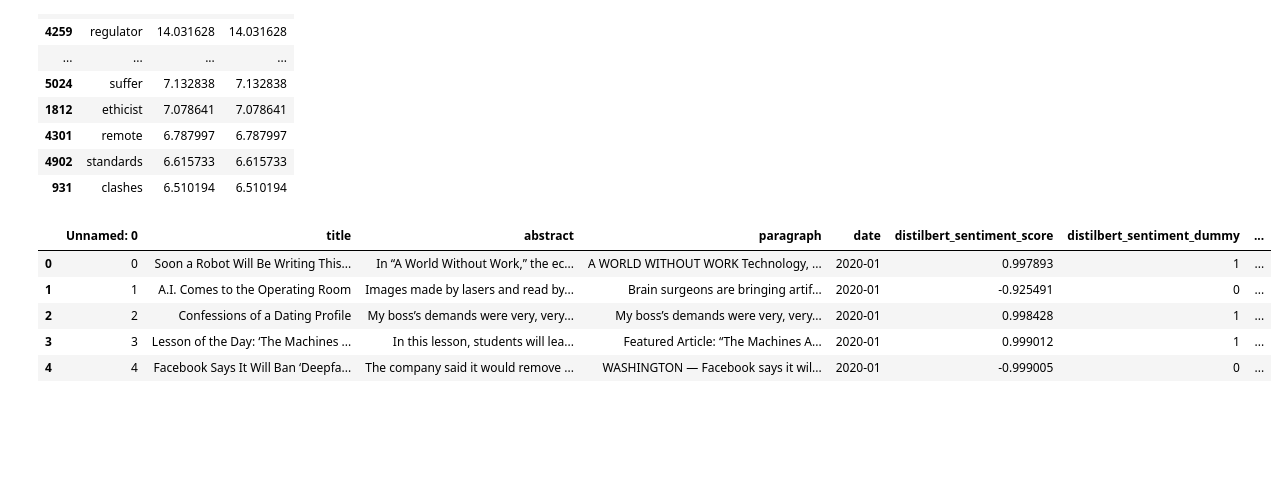
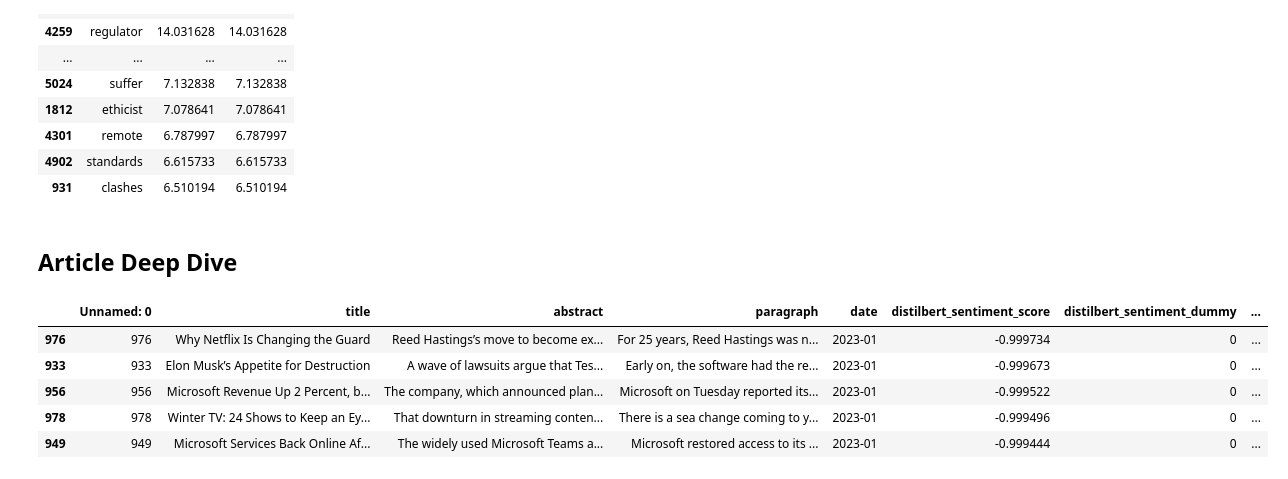
Before and after one commit to nadyatan21/ECON1620-Spring2024, a Jupyter notebook: ProjTwo/Draft_Two_Code_Nadya.ipynb, the cells around one changed output. Cells and saved outputs as stored; diff of their text form; code cells hidden in the pictures; blank space fills up the shorter version.

Commit message:
added article deep dive

```diff
--- a/ProjTwo/Draft_Two_Code_Nadya.ipynb
+++ b/ProjTwo/Draft_Two_Code_Nadya.ipynb
@@ -515,14 +515,23 @@ df_coef_sorted.head(50)
 | 4301 | remote | 6.787997 | 6.787997 |
 | 4902 | standards | 6.615733 | 6.615733 |
 | 931 | clashes | 6.510194 | 6.510194 |
+# %% [markdown]
+## Article Deep Dive
 # %%
 pd.set_option('display.max_colwidth', None)
 # %%
-nyt_data.head()
+# exploring which negative articles popped up during peak layoff period
+# Filter the DataFrame for the date '2023-01'
+filtered_data = nyt_data[nyt_data['date'] == '2023-01']
+
+# Sort the filtered DataFrame by 'distilbert_sentiment_score' in descending order
+sorted_data = filtered_data.sort_values(by='distilbert_sentiment_score', ascending=True)
+
+sorted_data.head()
 # %% [output]
 |  | Unnamed: 0 | title | abstract | paragraph | date | distilbert_sentiment_score | distilbert_sentiment_dummy | ... |
-| 0 | 0 | Soon a Robot Will Be Writing This... | In “A World Without Work,” the ec... | A WORLD WITHOUT WORK Technology, ... | 2020-01 | 0.997893 | 1 | ... |
-| 1 | 1 | A.I. Comes to the Operating Room | Images made by lasers and read by... | Brain surgeons are bringing artif... | 2020-01 | -0.925491 | 0 | ... |
-| 2 | 2 | Confessions of a Dating Profile | My boss’s demands were very, very... | My boss’s demands were very, very... | 2020-01 | 0.998428 | 1 | ... |
-| 3 | 3 | Lesson of the Day: ‘The Machines ... | In this lesson, students will lea... | Featured Article: “The Machines A... | 2020-01 | 0.999012 | 1 | ... |
-| 4 | 4 | Facebook Says It Will Ban ‘Deepfa... | The company said it would remove ... | WASHINGTON — Facebook says it wil... | 2020-01 | -0.999005 | 0 | ... |
+| 976 | 976 | Why Netflix Is Changing the Guard | Reed Hastings’s move to become ex... | For 25 years, Reed Hastings was n... | 2023-01 | -0.999734 | 0 | ... |
+| 933 | 933 | Elon Musk’s Appetite for Destruction | A wave of lawsuits argue that Tes... | Early on, the software had the re... | 2023-01 | -0.999673 | 0 | ... |
+| 956 | 956 | Microsoft Revenue Up 2 Percent, b... | The company, which announced plan... | Microsoft on Tuesday reported its... | 2023-01 | -0.999522 | 0 | ... |
+| 978 | 978 | Winter TV: 24 Shows to Keep an Ey... | That downturn in streaming conten... | There is a sea change coming to y... | 2023-01 | -0.999496 | 0 | ... |
+| 949 | 949 | Microsoft Services Back Online Af... | The widely used Microsoft Teams a... | Microsoft restored access to its ... | 2023-01 | -0.999444 | 0 | ... |
```
Also changed, not shown: parts of 1 cell of this notebook, 5 other files.
